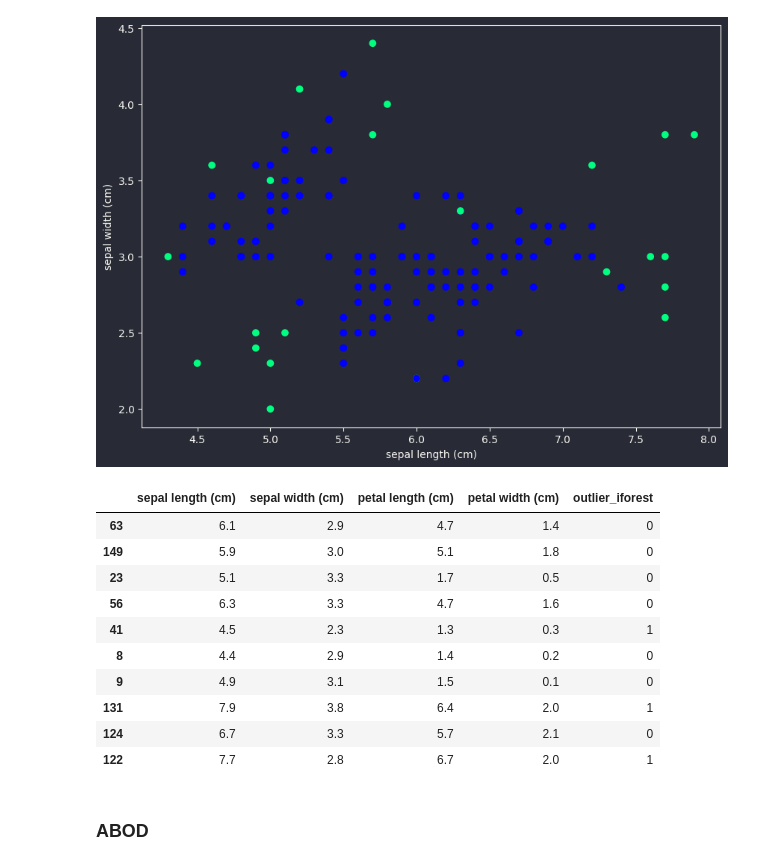
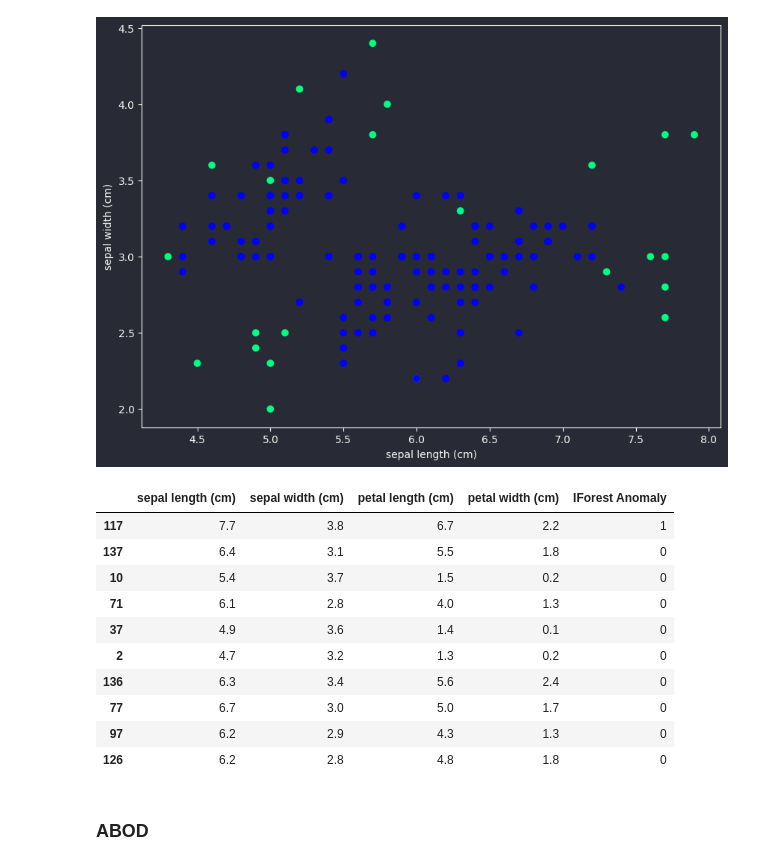
Before and after one commit to BasselD/ai-ml-training, a Jupyter notebook: 04_machine_learning/unsupervised_learning/unsupervised_anomaly_detection.ipynb, the cells around one changed output. Drawn from its saved outputs; the diff is of its cells as text; code cells hidden in the pictures.

```diff
--- a/04_machine_learning/unsupervised_learning/unsupervised_anomaly_detection.ipynb
+++ b/04_machine_learning/unsupervised_learning/unsupervised_anomaly_detection.ipynb
@@ -221,7 +221,7 @@ iforest_model = IForest(contamination=0.15, random_state=10)
 iforest_model.fit(X_scaled)
 
 #outlier prediction
-outliers = iforest_model.predict(X_scaled)
+iforest_pred = iforest_model.predict(X_scaled)
 # %%
 # do the above in one shot iforest_model.fit_predict()
 # %%
@@ -269,20 +269,20 @@ Text(0, 0.5, 'sepal width (cm)')
 [figure]
 # %%
 df = pd.DataFrame(X, columns=iris_data.feature_names)
-df['outlier_iforest'] = outliers
+df['IForest Anomaly'] = iforest_pred
 df.sample(10)
 # %% [output]
-|  | sepal length (cm) | sepal width (cm) | petal length (cm) | petal width (cm) | outlier_iforest |
-| 63 | 6.1 | 2.9 | 4.7 | 1.4 | 0 |
-| 149 | 5.9 | 3.0 | 5.1 | 1.8 | 0 |
-| 23 | 5.1 | 3.3 | 1.7 | 0.5 | 0 |
-| 56 | 6.3 | 3.3 | 4.7 | 1.6 | 0 |
-| 41 | 4.5 | 2.3 | 1.3 | 0.3 | 1 |
-| 8 | 4.4 | 2.9 | 1.4 | 0.2 | 0 |
-| 9 | 4.9 | 3.1 | 1.5 | 0.1 | 0 |
-| 131 | 7.9 | 3.8 | 6.4 | 2.0 | 1 |
-| 124 | 6.7 | 3.3 | 5.7 | 2.1 | 0 |
-| 122 | 7.7 | 2.8 | 6.7 | 2.0 | 1 |
+|  | sepal length (cm) | sepal width (cm) | petal length (cm) | petal width (cm) | IForest Anomaly |
+| 117 | 7.7 | 3.8 | 6.7 | 2.2 | 1 |
+| 137 | 6.4 | 3.1 | 5.5 | 1.8 | 0 |
+| 10 | 5.4 | 3.7 | 1.5 | 0.2 | 0 |
+| 71 | 6.1 | 2.8 | 4.0 | 1.3 | 0 |
+| 37 | 4.9 | 3.6 | 1.4 | 0.1 | 0 |
+| 2 | 4.7 | 3.2 | 1.3 | 0.2 | 0 |
+| 136 | 6.3 | 3.4 | 5.6 | 2.4 | 0 |
+| 77 | 6.7 | 3.0 | 5.0 | 1.7 | 0 |
+| 97 | 6.2 | 2.9 | 4.3 | 1.3 | 0 |
+| 126 | 6.2 | 2.8 | 4.8 | 1.8 | 0 |
 # %%
 import plotly.express as px
 fig = px.scatter_3d(df, x='sepal width (cm)', y='sepal length (cm)', z='petal width (cm)',
```
Also changed, not shown: parts of 13 cells of this notebook.
